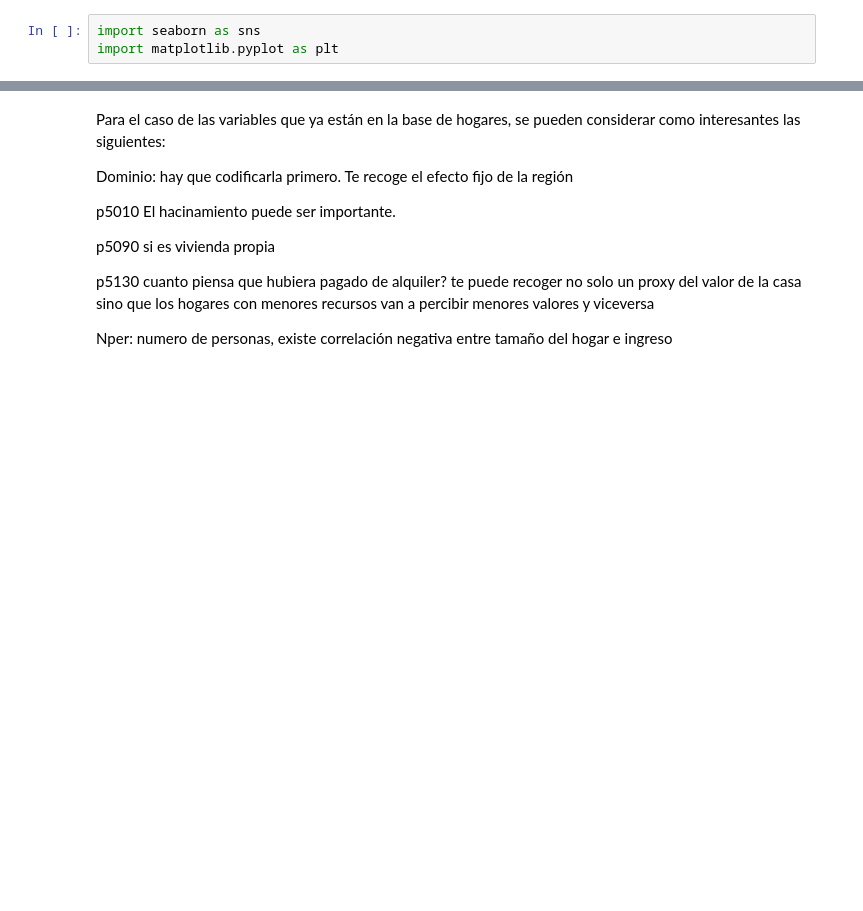
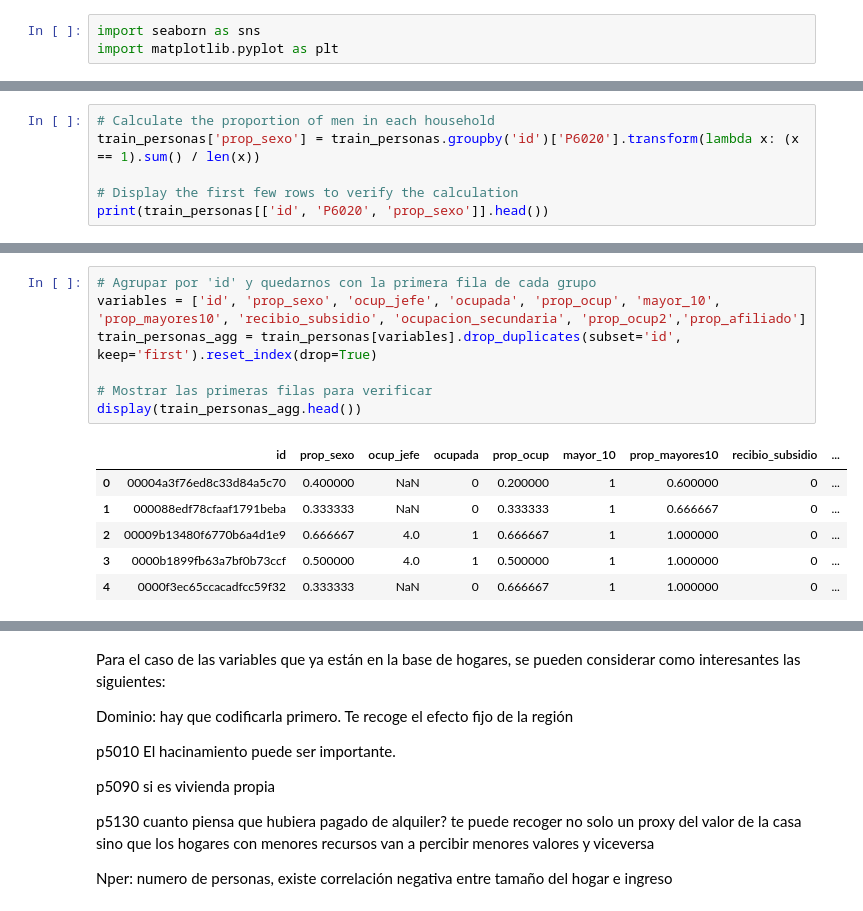
Before and after one commit to dipla70/ML-TP2, a Jupyter notebook: problem_set2.ipynb, the cells around one changed output, grey strips where cells are left out. Saved outputs shown, nothing was run; the diff lists cells and outputs as text; blank space fills up the shorter version.

```diff
--- a/problem_set2.ipynb
+++ b/problem_set2.ipynb
@@ -115,0 +198,6 @@ import matplotlib.pyplot as plt
+# %%
+# Calculate the proportion of men in each household
+train_personas['prop_sexo'] = train_personas.groupby('id')['P6020'].transform(lambda x: (x == 1).sum() / len(x))
+
+# Display the first few rows to verify the calculation
+print(train_personas[['id', 'P6020', 'prop_sexo']].head())
@@ -115,0 +326,14 @@ import matplotlib.pyplot as plt
+# %%
+# Agrupar por 'id' y quedarnos con la primera fila de cada grupo
+variables = ['id', 'prop_sexo', 'ocup_jefe', 'ocupada', 'prop_ocup', 'mayor_10', 'prop_mayores10', 'recibio_subsidio', 'ocupacion_secundaria', 'prop_ocup2','prop_afiliado']
+train_personas_agg = train_personas[variables].drop_duplicates(subset='id', keep='first').reset_index(drop=True)
+
+# Mostrar las primeras filas para verificar
+display(train_personas_agg.head())
+# %% [output]
+|  | id | prop_sexo | ocup_jefe | ocupada | prop_ocup | mayor_10 | prop_mayores10 | recibio_subsidio | ... |
+| 0 | 00004a3f76ed8c33d84a5c70 | 0.400000 | NaN | 0 | 0.200000 | 1 | 0.600000 | 0 | ... |
+| 1 | 000088edf78cfaaf1791beba | 0.333333 | NaN | 0 | 0.333333 | 1 | 0.666667 | 0 | ... |
+| 2 | 00009b13480f6770b6a4d1e9 | 0.666667 | 4.0 | 1 | 0.666667 | 1 | 1.000000 | 0 | ... |
+| 3 | 0000b1899fb63a7bf0b73ccf | 0.500000 | 4.0 | 1 | 0.500000 | 1 | 1.000000 | 0 | ... |
+| 4 | 0000f3ec65ccacadfcc59f32 | 0.333333 | NaN | 0 | 0.666667 | 1 | 1.000000 | 0 | ... |
```
Also changed, not shown: parts of 30 cells of this notebook, 1 other file.
